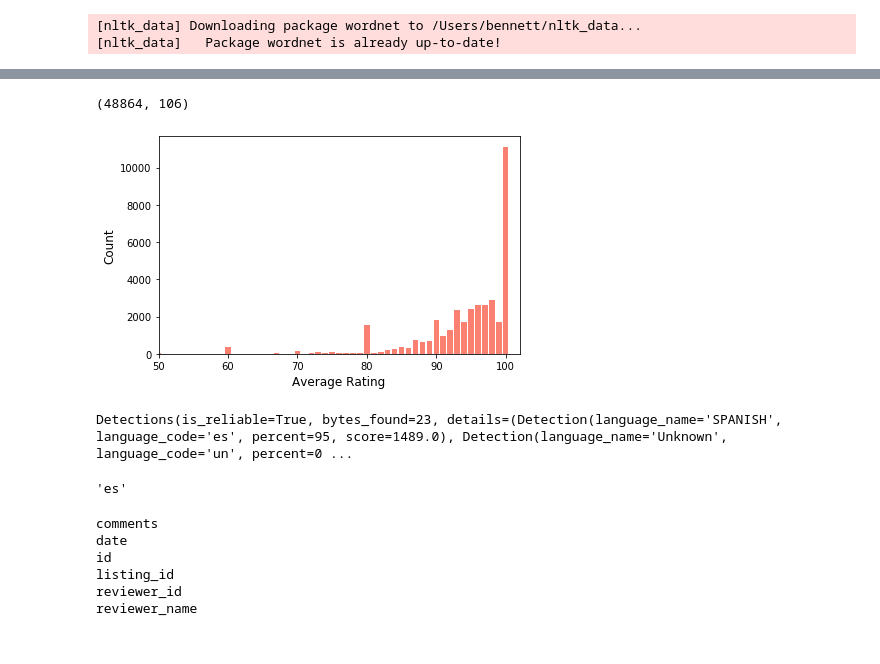
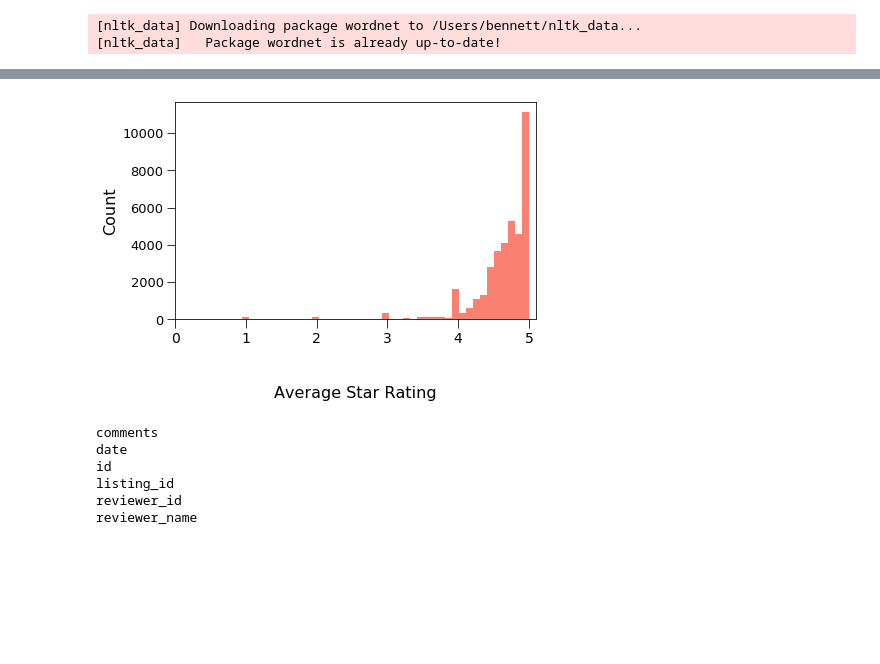
Before and after one commit to bdferris642/airbnb_insight, a Jupyter notebook: Topic Analysis.ipynb, the cells around one changed output, grey strips where cells are left out. Drawn from its saved outputs; the diff is of its cells as text; code cells hidden in the pictures; blank space fills up the shorter version.

Commit message:
Topic Analysis
Notebook for loading, preprocessing Airbnb Data; training and evaluating LDA mode.

```diff
--- a/Topic Analysis.ipynb
+++ b/Topic Analysis.ipynb
@@ -155,25 +141,16 @@ array([  0.,   1.,   2.,   3.,   4.,   5.,   6.,   7.,   8.,   9.,  10.,
-# %%
-listings[0].shape
-# %% [output]
-(48864, 106)
 # %%
+# Histogram the average star rating of Airbnb listings in NYC
 plt.figure(1, (6.47, 4))
-b, e = np.histogram(listings[0].review_scores_rating, range=(0, 101), bins=101)
-plt.bar(e[:-1], b, facecolor='salmon')
-plt.xlim(50, 102)
-plt.xlabel('Average Rating', fontsize=12)
-plt.ylabel('Count', fontsize=12)
+b, e = np.histogram(listings[0].review_scores_rating, range=(0, 101), bins=51)
+plt.bar(e[:-1] / 20., b, width=.1, facecolor='salmon')
+plt.xlim(0, 5.1)
+plt.xlabel('Average Star Rating', fontsize=16, labelpad=40)
+plt.xticks(fontsize=14)
+plt.ylabel('Count', fontsize=16)
+plt.gca().tick_params(axis='y', length=8)
+plt.gca().tick_params(axis='x', length=9)
+plt.gca().tick_params(axis='y', which='major', labelsize=13)
 plt.show()
 # %% [output]
-[figure, old version]
+[figure, new version]
-# %%
-
-test = cld2.detect("Cómo estás mi amigo?")
-test
-# %% [output]
-Detections(is_reliable=True, bytes_found=23, details=(Detection(language_name='SPANISH', language_code='es', percent=95, score=1489.0), Detection(language_name='Unknown', language_code='un', percent=0 ...
-# %%
-test[2][0][1]
-# %% [output]
-'es'
 # %%
```
Also changed, not shown: parts of 193 cells of this notebook, 4 other files.
